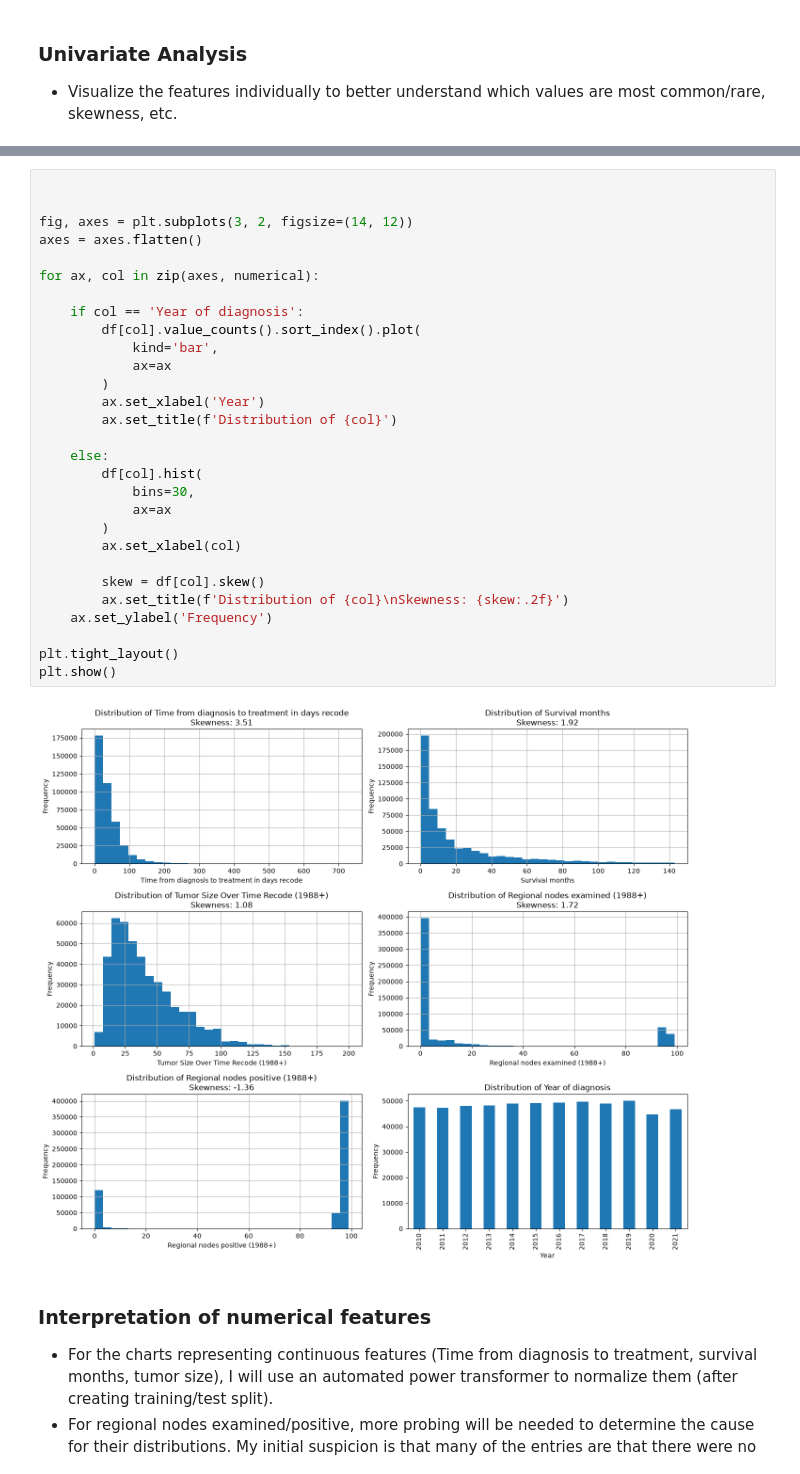
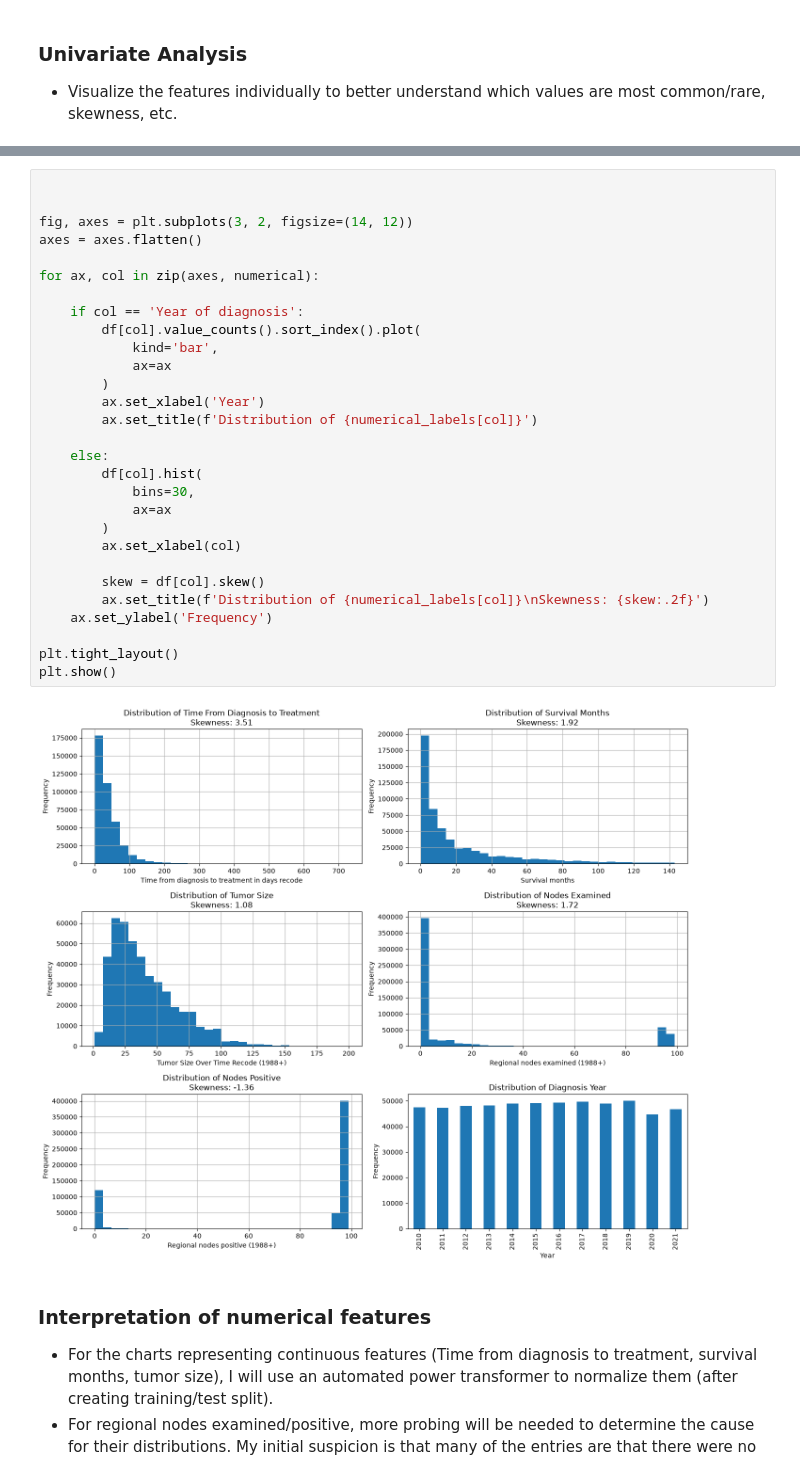
Before and after one commit to HadiAlrihani/SEER-Survival-Curve, a Jupyter notebook: Notebooks/1 - Exploratory Data Analysis.ipynb, the cells around one changed output, grey strips where cells are left out. Cells and saved outputs as stored; diff of their text form.

```diff
--- a/Notebooks/1 - Exploratory Data Analysis.ipynb
+++ b/Notebooks/1 - Exploratory Data Analysis.ipynb
@@ -159,34 +184,34 @@ numerical = [
 # %%
 
 
 fig, axes = plt.subplots(3, 2, figsize=(14, 12))
 axes = axes.flatten()
 
 for ax, col in zip(axes, numerical):
 
     if col == 'Year of diagnosis':
         df[col].value_counts().sort_index().plot(
             kind='bar',
             ax=ax
         )
         ax.set_xlabel('Year')
-        ax.set_title(f'Distribution of {col}')
+        ax.set_title(f'Distribution of {numerical_labels[col]}')
 
     else:
         df[col].hist(
             bins=30,
             ax=ax
         )
         ax.set_xlabel(col)
 
         skew = df[col].skew()
-        ax.set_title(f'Distribution of {col}\nSkewness: {skew:.2f}')
+        ax.set_title(f'Distribution of {numerical_labels[col]}\nSkewness: {skew:.2f}')
     ax.set_ylabel('Frequency')
 
 plt.tight_layout()
 plt.show()
 # %% [output]
-[figure, old version]
+[figure, new version]
 # %% [markdown]
 ### Interpretation of numerical features
 
```
Also changed, not shown: parts of 11 cells of this notebook.
